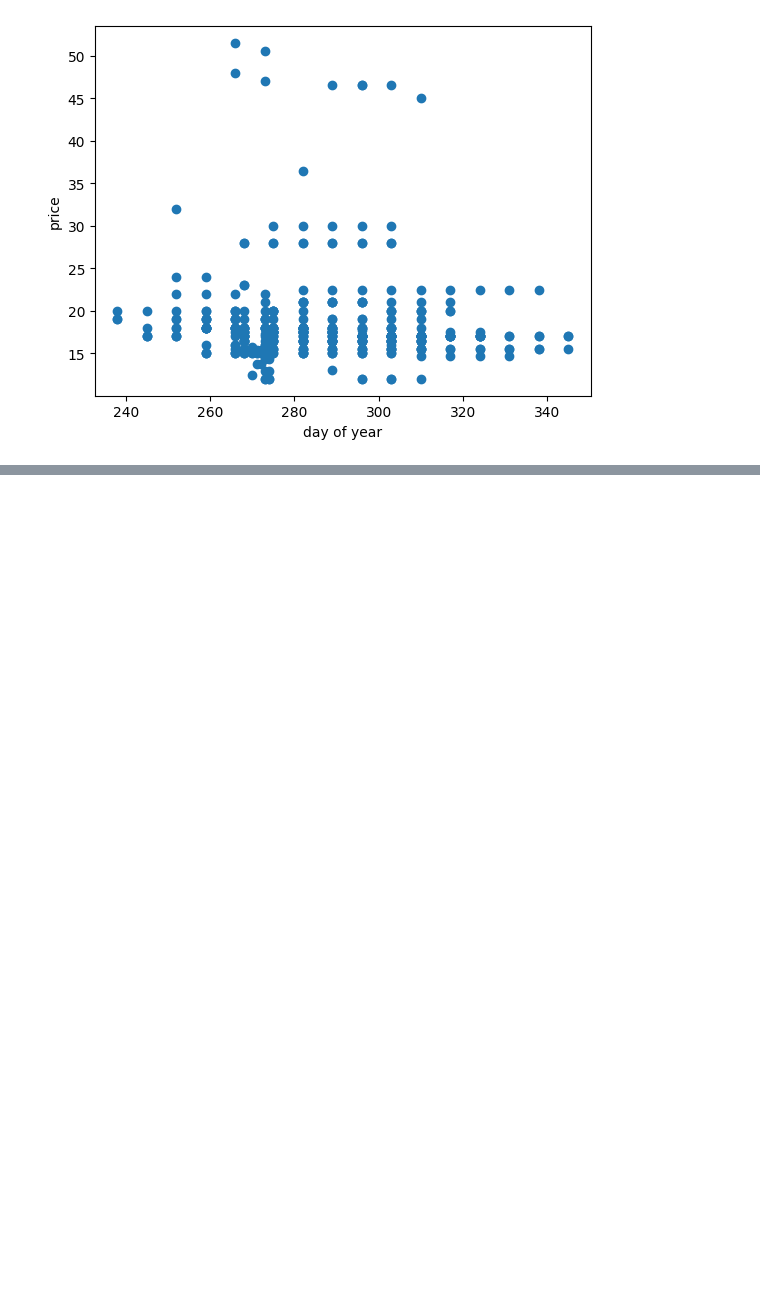
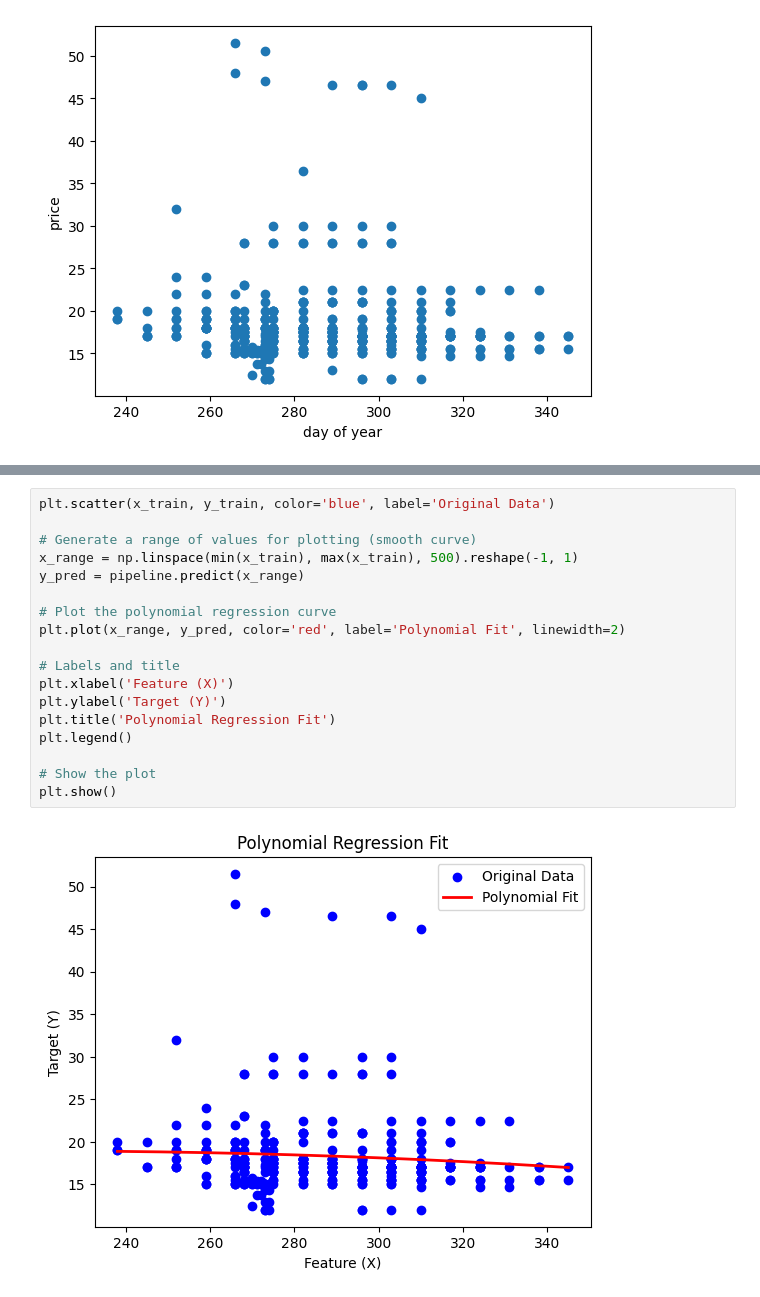
Before and after one commit to Dave-019/machine-learning-journey, a Jupyter notebook: regression/reg.ipynb, the cells around one changed output, grey strips where cells are left out. Drawn from its saved outputs; the diff is of its cells as text; blank space fills up the shorter version.

```diff
--- a/regression/reg.ipynb
+++ b/regression/reg.ipynb
@@ -99,0 +183,20 @@ Text(0.5, 0, 'day of year')
+# %%
+plt.scatter(x_train, y_train, color='blue', label='Original Data')
+
+# Generate a range of values for plotting (smooth curve)
+x_range = np.linspace(min(x_train), max(x_train), 500).reshape(-1, 1)
+y_pred = pipeline.predict(x_range)
+
+# Plot the polynomial regression curve
+plt.plot(x_range, y_pred, color='red', label='Polynomial Fit', linewidth=2)
+
+# Labels and title
+plt.xlabel('Feature (X)')
+plt.ylabel('Target (Y)')
+plt.title('Polynomial Regression Fit')
+plt.legend()
+
+# Show the plot
+plt.show()
+# %% [output]
+[figure, added]
```
Also changed, not shown: parts of 13 cells of this notebook, 3 other files.
